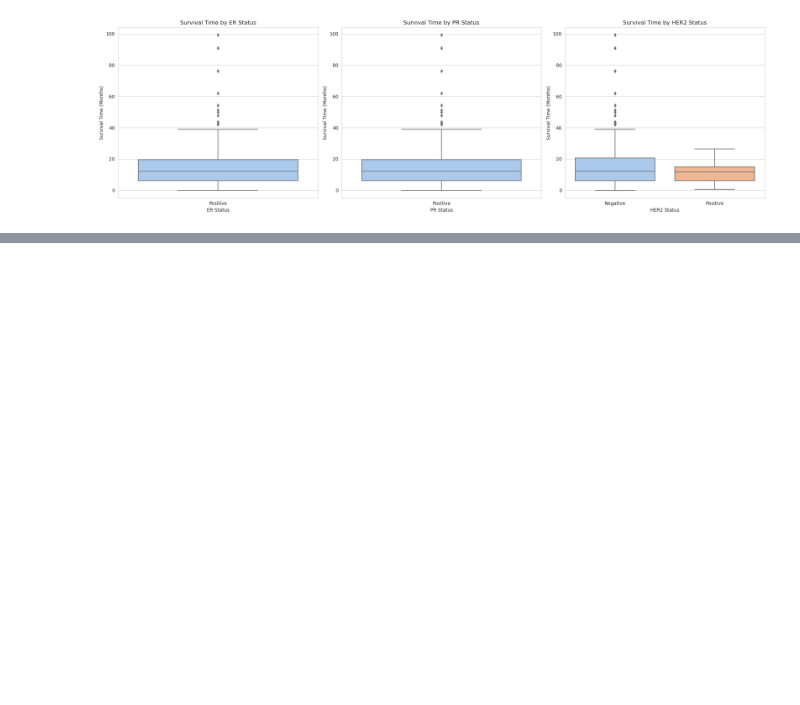
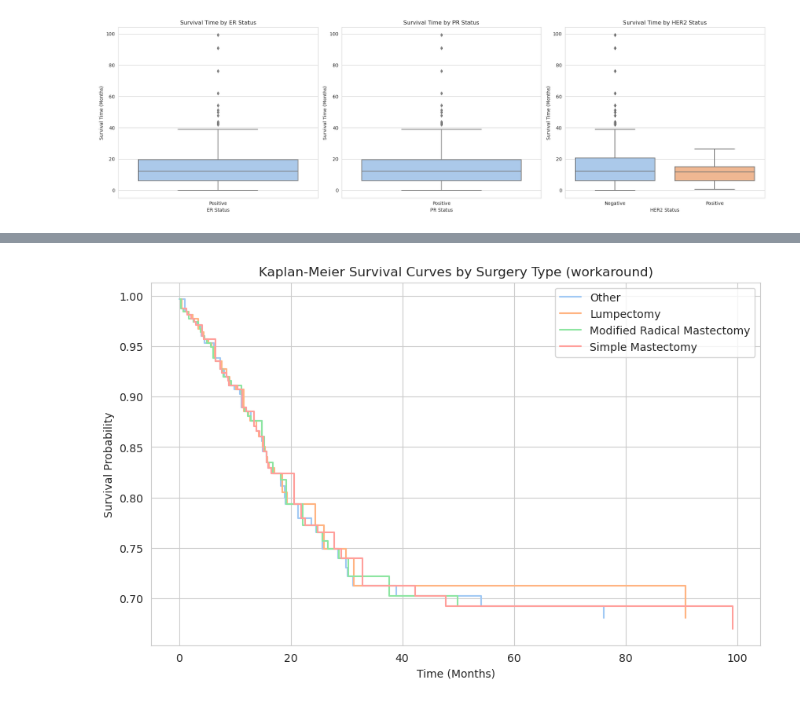
Before and after one commit to raj-rajat/Increasing-Breast-Cancer-Awareness, a Jupyter notebook: increasing-breast-cancer-awareness.ipynb, the cells around one changed output, grey strips where cells are left out. Cells and saved outputs as stored; diff of their text form; code cells hidden in the pictures; blank space fills up the shorter version.

```diff
--- a/increasing-breast-cancer-awareness.ipynb
+++ b/increasing-breast-cancer-awareness.ipynb
@@ -247,0 +283,54 @@ plt.show()
+# %%
+# Import the necessary libraries
+try:
+    from lifelines import KaplanMeierFitter
+except ImportError:
+    KaplanMeierFitter = None
+
+# Check if the KaplanMeierFitter class is available
+if KaplanMeierFitter is not None:
+    # Proceed with the Kaplan-Meier analysis using lifelines
+    kmf = KaplanMeierFitter()
+# %%
+# Identify the unique Surgery types in the dataset
+unique_surgery_types = df_clean['Surgery_type'].unique()
+
+# Check if the KaplanMeierFitter class is available
+if KaplanMeierFitter is not None:
+    plt.figure(figsize=(10,6))
+
+    # Surgery type
+    for surgery_type in unique_surgery_types:
+        mask = df_clean['Surgery_type'] == surgery_type
+        kmf.fit(T[mask], E[mask], label=f'{surgery_type}')
+        kmf.plot_survival_function()
+
+    plt.title('Kaplan-Meier Survival Curves by Surgery Type')
+    plt.xlabel('Time (Months)')
+    plt.ylabel('Survival Probability')
+
+    plt.show()
+else:
+    # lifelines is not available, so we'll create a workaround
+    survival_data_surgery = df_clean.groupby(['Survival_Time_Months', 'Surgery_type', 'Patient_Status']).size().unstack().fillna(0)
+    survival_data_surgery['total'] = survival_data_surgery.sum(axis=1)
+    survival_data_surgery['censored'] = survival_data_surgery['Alive'].cumsum()
+    survival_data_surgery['events'] = survival_data_surgery['Dead'].cumsum()
+    survival_data_surgery['at_risk'] = survival_data_surgery['total'].sum() - survival_data_surgery['censored'].shift(1).fillna(0)
+    survival_data_surgery['deaths'] = survival_data_surgery['Dead'] / survival_data_surgery['at_risk']
+    survival_data_surgery['survival'] = (1 - survival_data_surgery['deaths']).cumprod()
+
+    plt.figure(figsize=(10,6))
+
+    for surgery_type in unique_surgery_types:
+        survival_data_subset = survival_data_surgery.xs(surgery_type, level='Surgery_type')
+        plt.step(survival_data_subset.index, survival_data_subset['survival'], where='post', label=f'{surgery_type}')
+
+    plt.title('Kaplan-Meier Survival Curves by Surgery Type (workaround)')
+    plt.xlabel('Time (Months)')
+    plt.ylabel('Survival Probability')
+    plt.legend()
+
+    plt.show()
+# %% [output]
+[figure, added]
```
Also changed, not shown: parts of 6 cells of this notebook.
